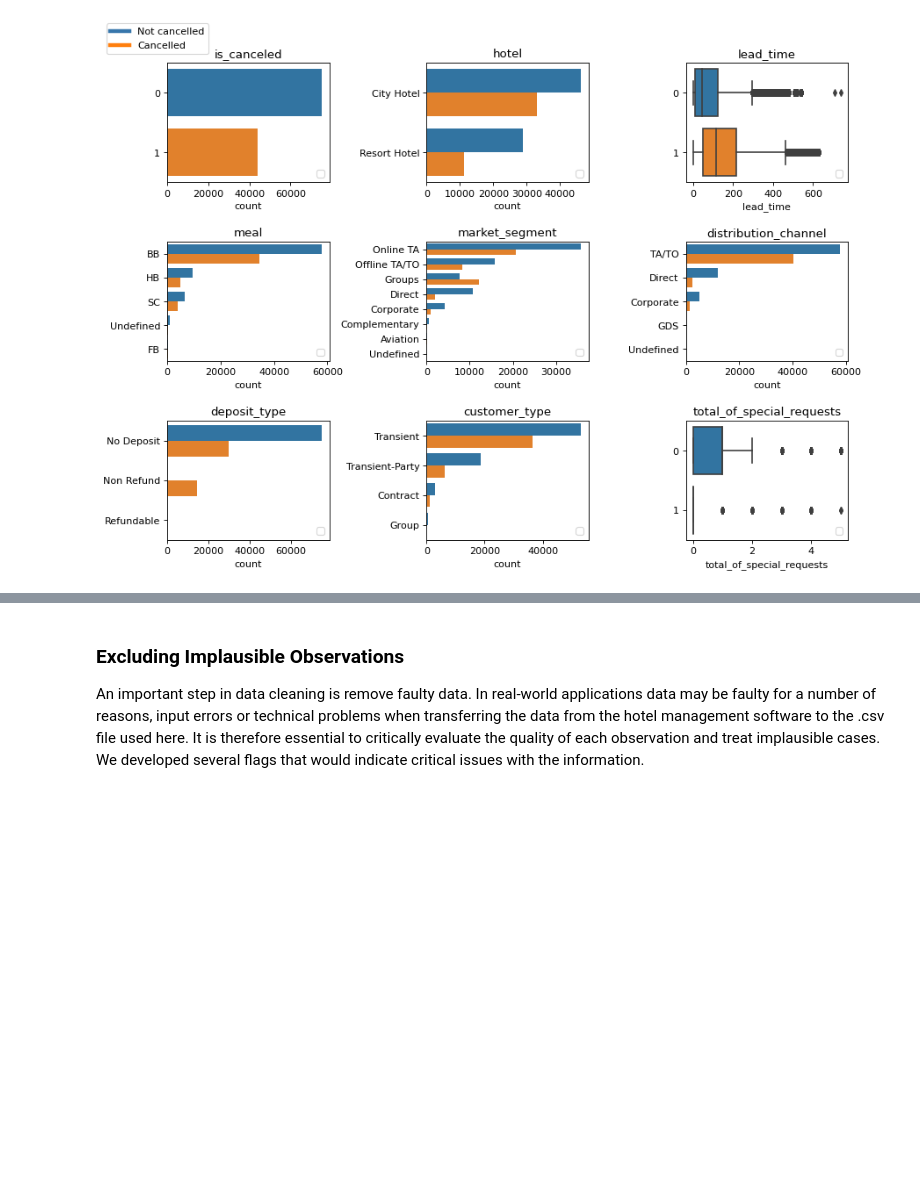
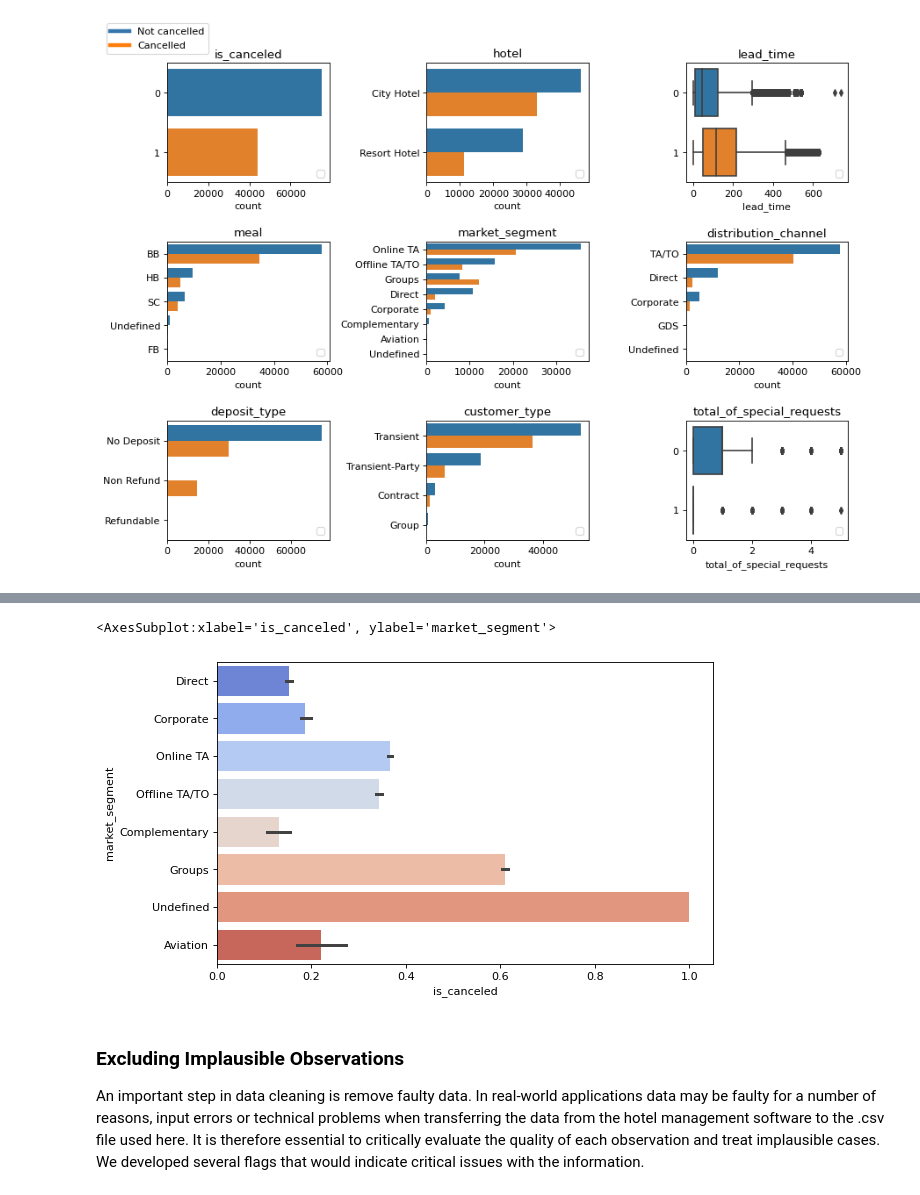
Before and after one commit to abumaz99/MLP-A2, a Jupyter notebook: proj2.ipynb, the cells around one changed output, grey strips where cells are left out. Saved outputs shown, nothing was run; the diff lists cells and outputs as text; code cells hidden in the pictures; blank space fills up the shorter version.

```diff
--- a/proj2.ipynb
+++ b/proj2.ipynb
@@ -135,3 +180,8 @@ plt.show();
+# %%
+sns.barplot(data = d, x = "is_canceled", y = "market_segment", orient = "h", palette = "coolwarm")
+# %% [output]
+<AxesSubplot:xlabel='is_canceled', ylabel='market_segment'>
+[figure, added]
 # %% [markdown]
 ### Excluding Implausible Observations
 An important step in data cleaning is remove faulty data. In real-world applications data may be faulty for a number of reasons, input errors or technical problems when transferring the data from the hotel management software to the .csv file used here. It is therefore essential to critically evaluate the quality of each observation and treat implausible cases. We developed several flags that would indicate critical issues with the information.
```
Also changed, not shown: parts of 10 cells of this notebook.
